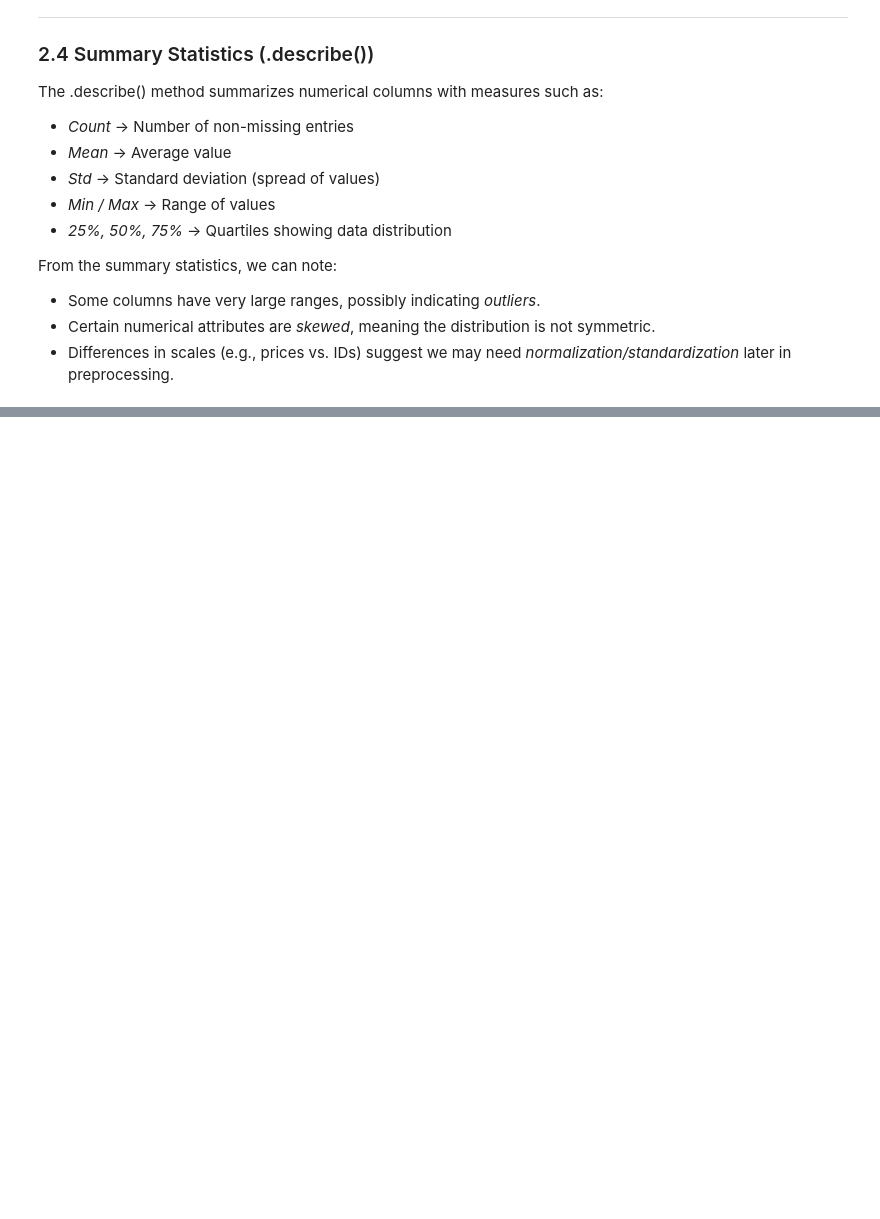
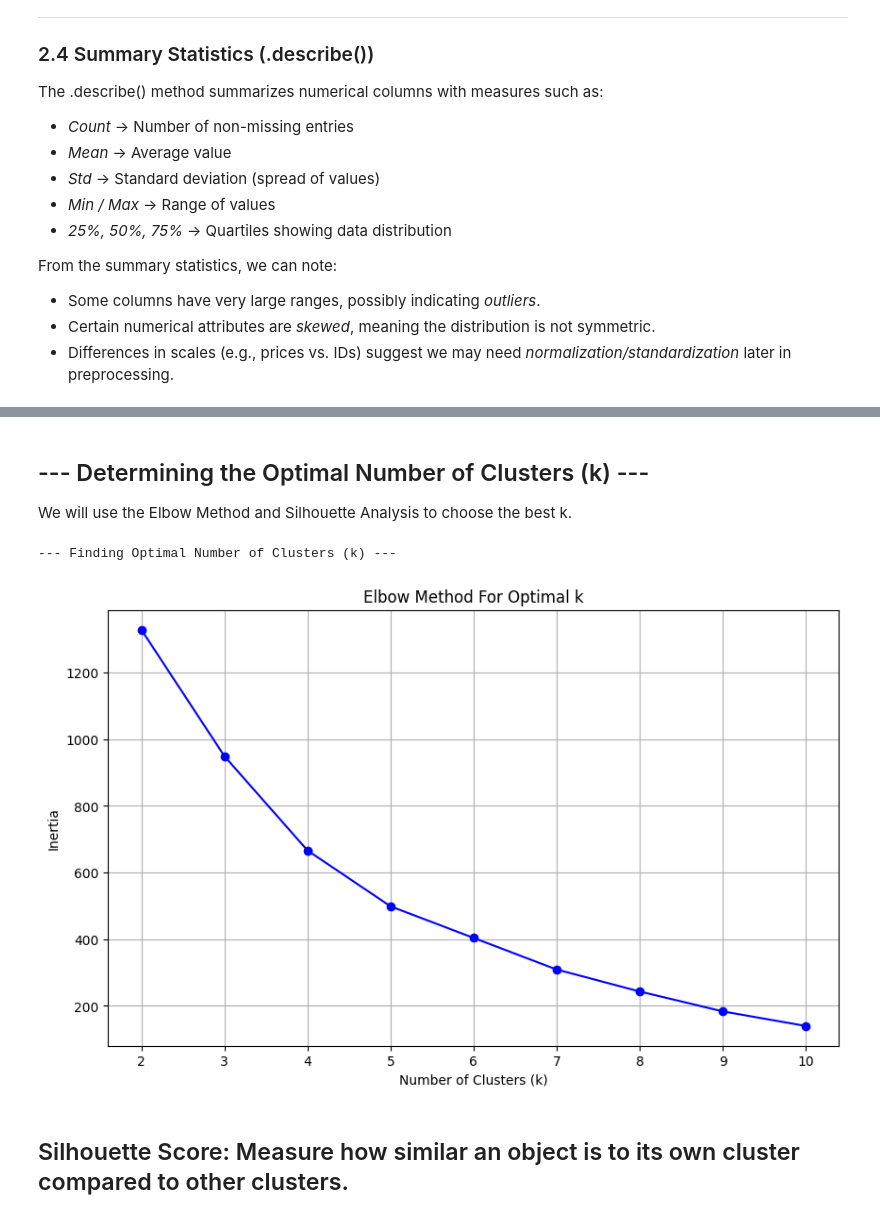
Before and after one commit to vee-22/victoriaWeb3, a Jupyter notebook: DataMining_project.ipynb, the cells around one changed output, grey strips where cells are left out. Drawn from its saved outputs; the diff is of its cells as text; code cells hidden in the pictures; blank space fills up the shorter version.

```diff
--- a/DataMining_project.ipynb
+++ b/DataMining_project.ipynb
@@ -236,0 +708,14 @@ FileNotFoundError: [Errno 2] No such file or directory: 'zambia_contributors_sum
+# %%
+import pandas as pd
+import numpy as np
+from sklearn.cluster import KMeans
+from sklearn.model_selection import train_test_split
+# Import for evaluation and visualization
+from sklearn.metrics import silhouette_score
+import matplotlib.pyplot as plt
+import seaborn as sns
+
+# Load the cleaned and standardized dataset
+file_path = 'zambia_wikipedia_contributors_tranformed_data.csv'
+df = pd.read_csv(file_path)
+print(df.head())
@@ -236,0 +743,3 @@ FileNotFoundError: [Errno 2] No such file or directory: 'zambia_contributors_sum
+# %%
+X = df.values # Using all features for clustering
+print(X)
@@ -236,0 +760,29 @@ FileNotFoundError: [Errno 2] No such file or directory: 'zambia_contributors_sum
+# %% [markdown]
+## --- Determining the Optimal Number of Clusters (k) ---
+We will use the Elbow Method and Silhouette Analysis to choose the best k.
+# %%
+print("\n--- Finding Optimal Number of Clusters (k) ---")
+
+# Elbow Method: Plot inertia for different k values
+inertia = []
+k_range = range(2, 11) # Testing k from 2 to 10
+
+for k in k_range:
+    kmeans = KMeans(n_clusters=k, random_state=42, n_init=10)
+    kmeans.fit(X)
+    inertia.append(kmeans.inertia_)
+
+# Plot the Elbow Curve
+plt.figure(figsize=(10, 6))
+plt.plot(k_range, inertia, 'bo-')
+plt.xlabel('Number of Clusters (k)')
+plt.ylabel('Inertia')
+plt.title('Elbow Method For Optimal k')
+plt.xticks(k_range)
+plt.grid(True)
+plt.show()
+# %% [output]
+--- Finding Optimal Number of Clusters (k) ---
+[figure, added]
+# %% [markdown]
+## Silhouette Score: Measure how similar an object is to its own cluster compared to other clusters.
```
Also changed, not shown: parts of 69 cells of this notebook.
